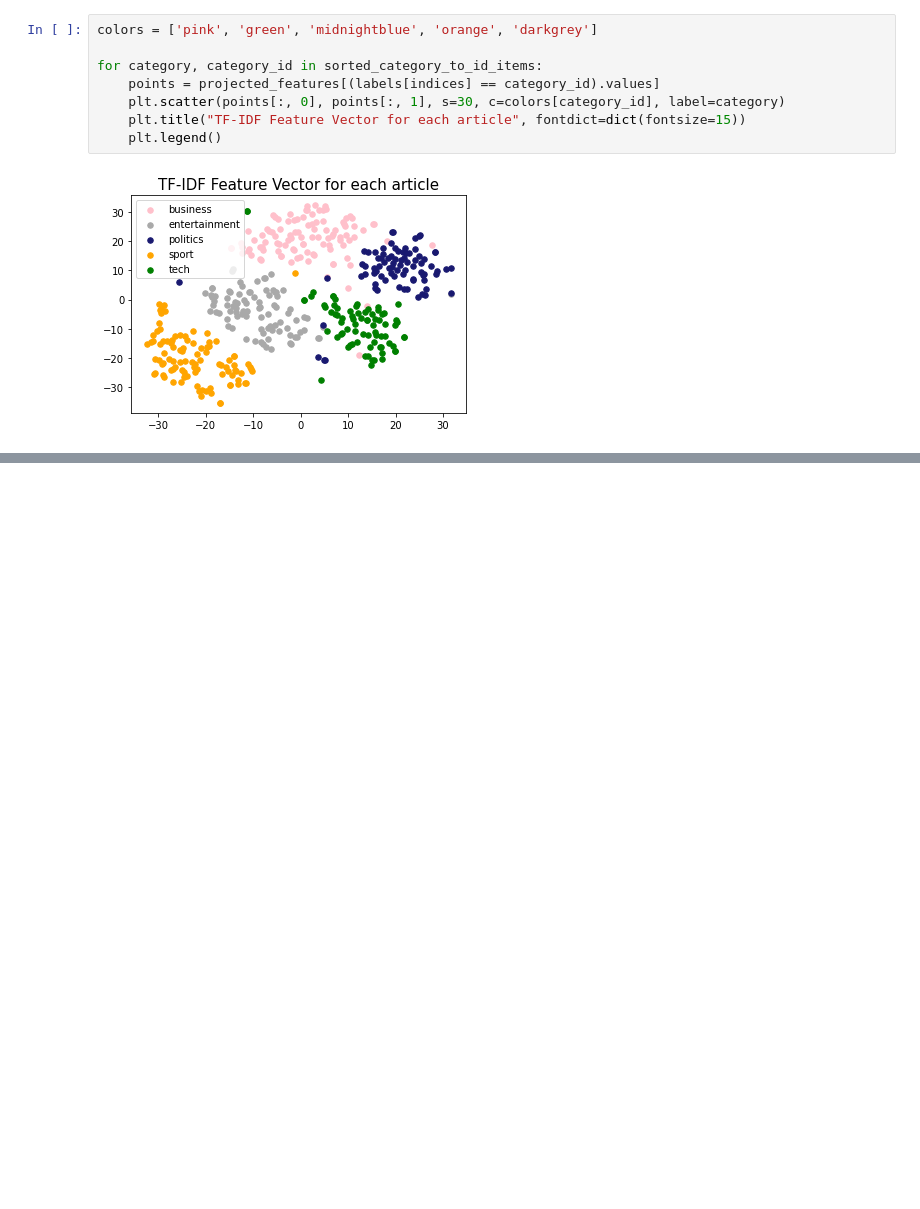
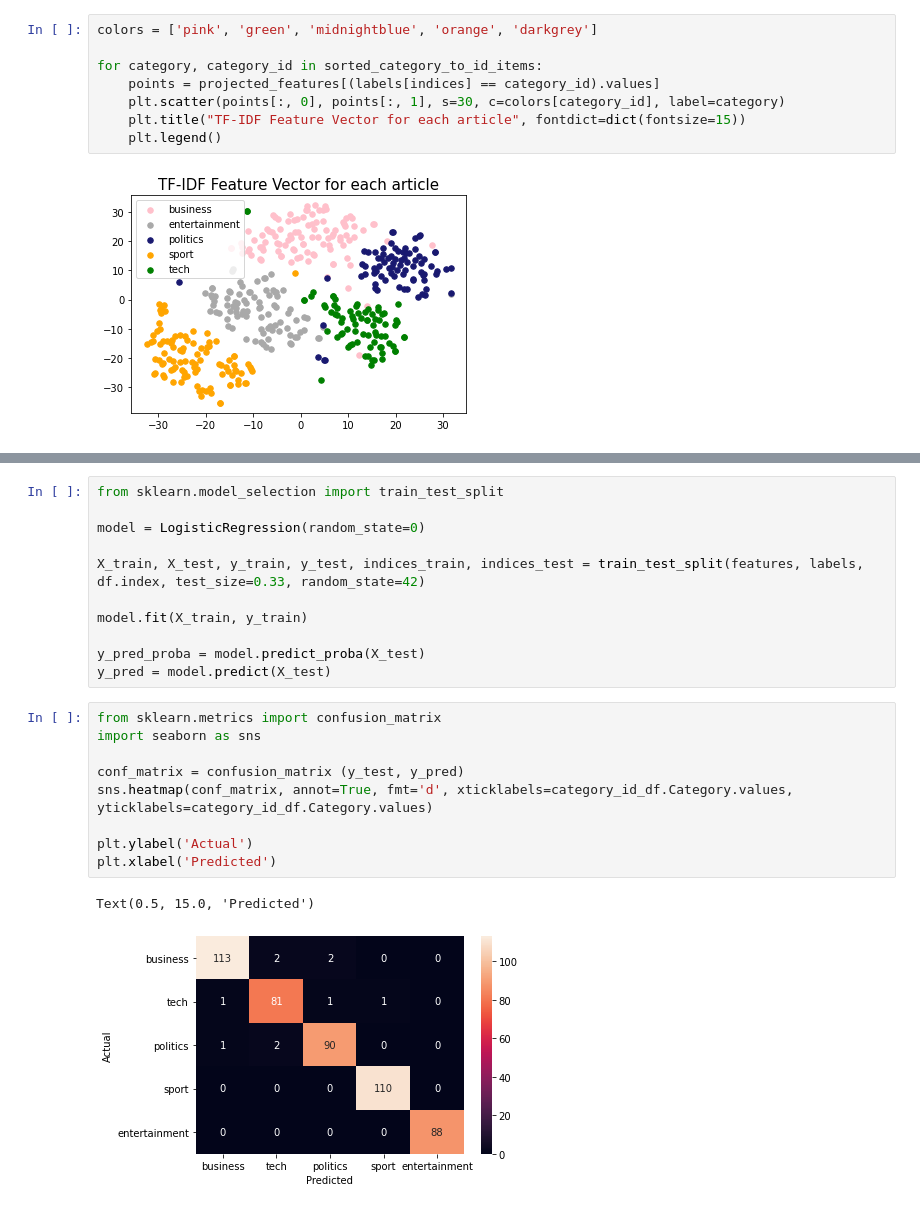
Before and after one commit to mishrakushal/news-article-classifier, a Jupyter notebook: code/news-classifier.ipynb, the cells around one changed output, grey strips where cells are left out. Drawn from its saved outputs; the diff is of its cells as text; blank space fills up the shorter version.

```diff
--- a/code/news-classifier.ipynb
+++ b/code/news-classifier.ipynb
@@ -217,0 +280,23 @@ for category, category_id in sorted_category_to_id_items:
+# %%
+from sklearn.model_selection import train_test_split
+
+model = LogisticRegression(random_state=0)
+
+X_train, X_test, y_train, y_test, indices_train, indices_test = train_test_split(features, labels, df.index, test_size=0.33, random_state=42)
+
+model.fit(X_train, y_train)
+
+y_pred_proba = model.predict_proba(X_test)
+y_pred = model.predict(X_test)
+# %%
+from sklearn.metrics import confusion_matrix
+import seaborn as sns
+
+conf_matrix = confusion_matrix (y_test, y_pred)
+sns.heatmap(conf_matrix, annot=True, fmt='d', xticklabels=category_id_df.Category.values, yticklabels=category_id_df.Category.values)
+
+plt.ylabel('Actual')
+plt.xlabel('Predicted')
+# %% [output]
+Text(0.5, 15.0, 'Predicted')
+[figure, added]
```
Also changed, not shown: parts of 15 cells of this notebook.
